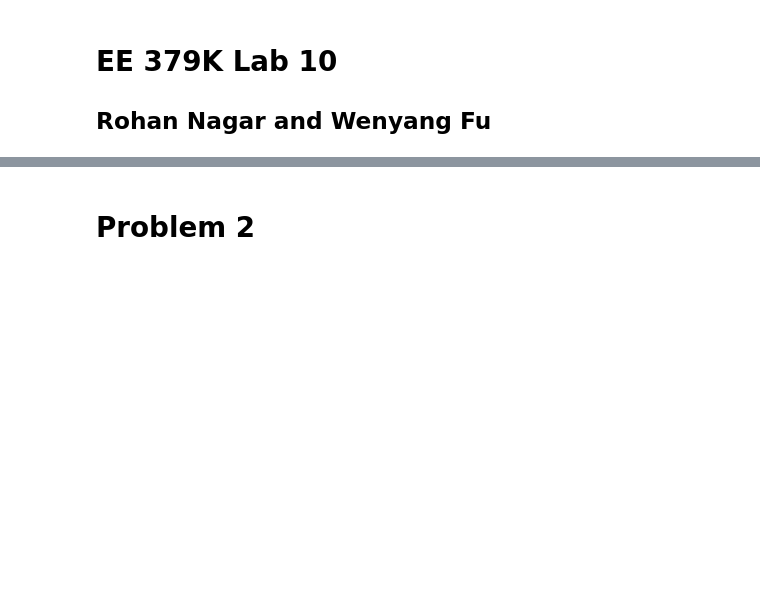
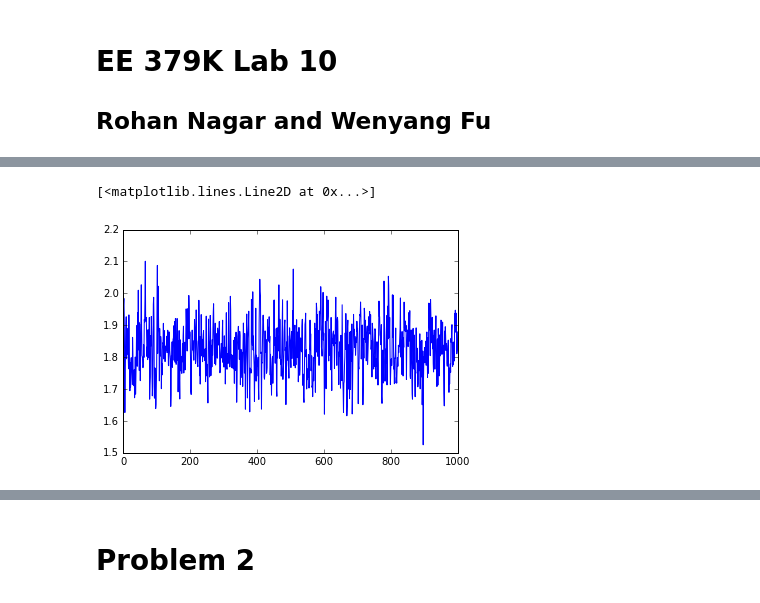
Before and after one commit to RohanNagar/datasciencelab-utaustin, a Jupyter notebook: lab10/lab10.ipynb, the cells around one changed output, grey strips where cells are left out. Cells and saved outputs as stored; diff of their text form; code cells hidden in the pictures; blank space fills up the shorter version.

```diff
--- a/lab10/lab10.ipynb
+++ b/lab10/lab10.ipynb
@@ -4,0 +51,5 @@
+# %%
+plt.plot(np.array(trajectories).var(axis=0))
+# %% [output]
+[<matplotlib.lines.Line2D at 0x...>]
+[figure, added]
```
Also changed, not shown: parts of 41 cells of this notebook.
